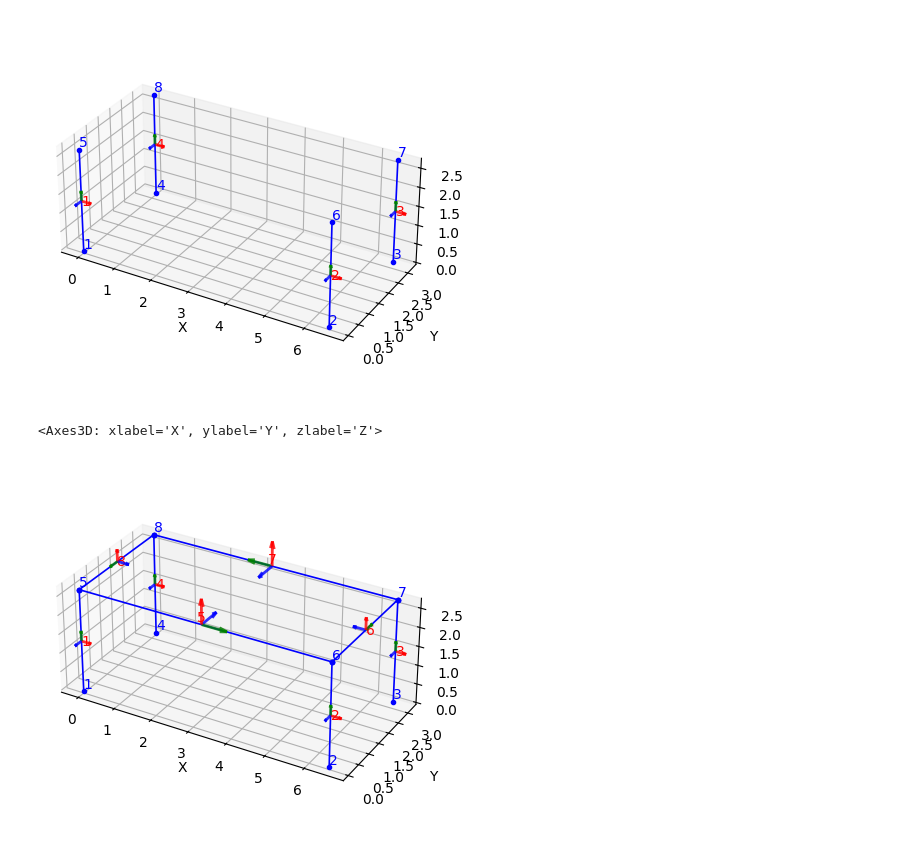
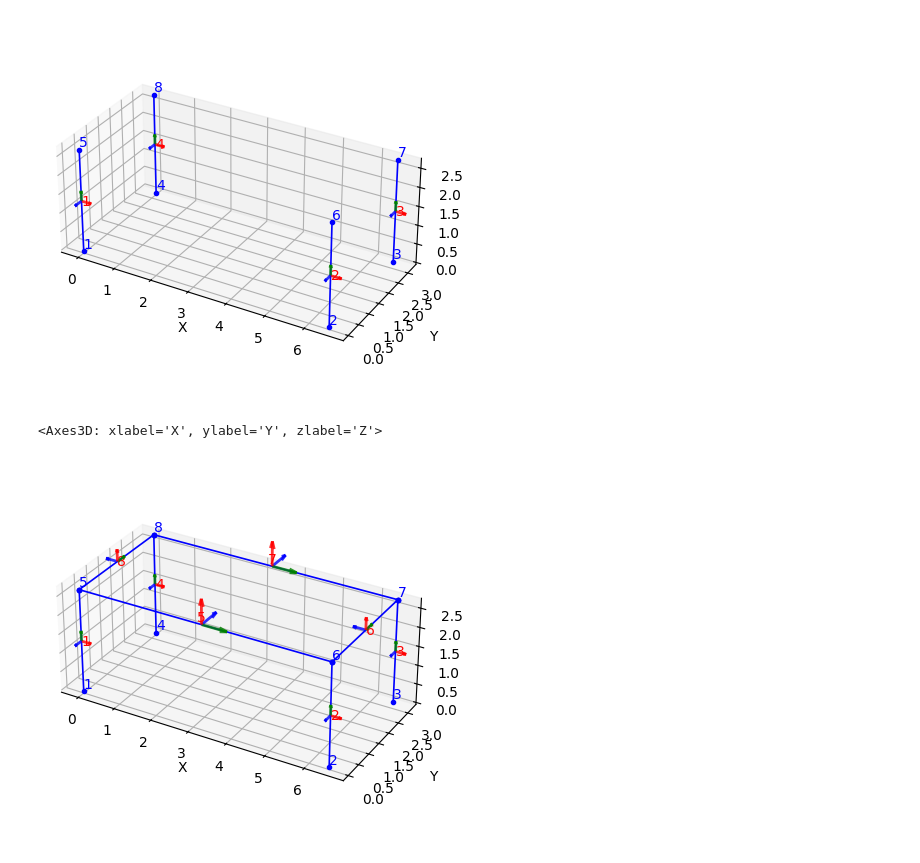
Before and after one commit to dataylor3/PakCalcs, a Jupyter notebook: newframe20251231.ipynb, the cells around one changed output. Saved outputs shown, nothing was run; the diff lists cells and outputs as text; code cells hidden in the pictures.

```diff
--- a/newframe20251231.ipynb
+++ b/newframe20251231.ipynb
@@ -63,10 +63,10 @@ opsv.plot_model()
 # %%
 # Beams
 ops.element('elasticBeamColumn', 5, 5, 6, A_beam, E, G, J_beam, Iy_beam, Iz_beam, 2)
 ops.element('elasticBeamColumn', 6, 6, 7, A_beam, E, G, J_beam, Iy_beam, Iz_beam, 2)
-ops.element('elasticBeamColumn', 7, 7, 8, A_beam, E, G, J_beam, Iy_beam, Iz_beam, 2)
-ops.element('elasticBeamColumn', 8, 8, 5, A_beam, E, G, J_beam, Iy_beam, Iz_beam, 2)
+ops.element('elasticBeamColumn', 7, 8, 7, A_beam, E, G, J_beam, Iy_beam, Iz_beam, 2)
+ops.element('elasticBeamColumn', 8, 5, 8, A_beam, E, G, J_beam, Iy_beam, Iz_beam, 2)
 opsv.plot_model()
 # %% [output]
 <Axes3D: xlabel='X', ylabel='Y', zlabel='Z'>
-[figure, old version]
+[figure, new version]
```
Also changed, not shown: parts of 6 cells of this notebook.
